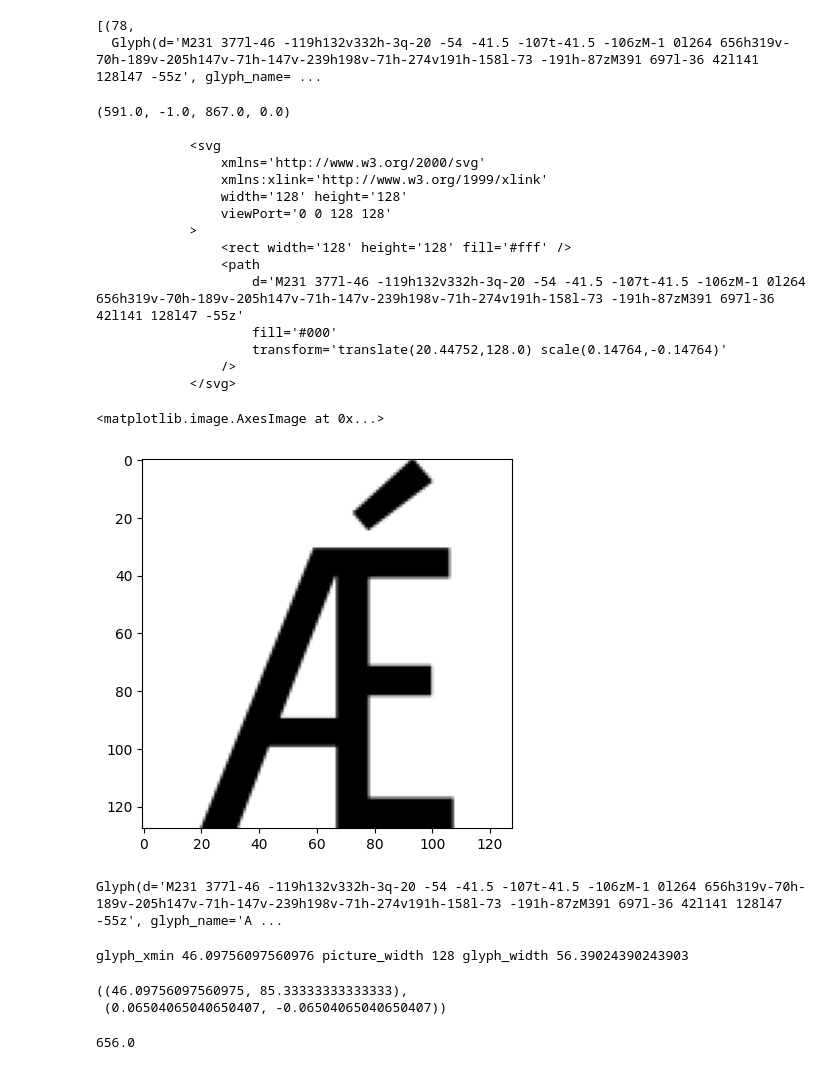
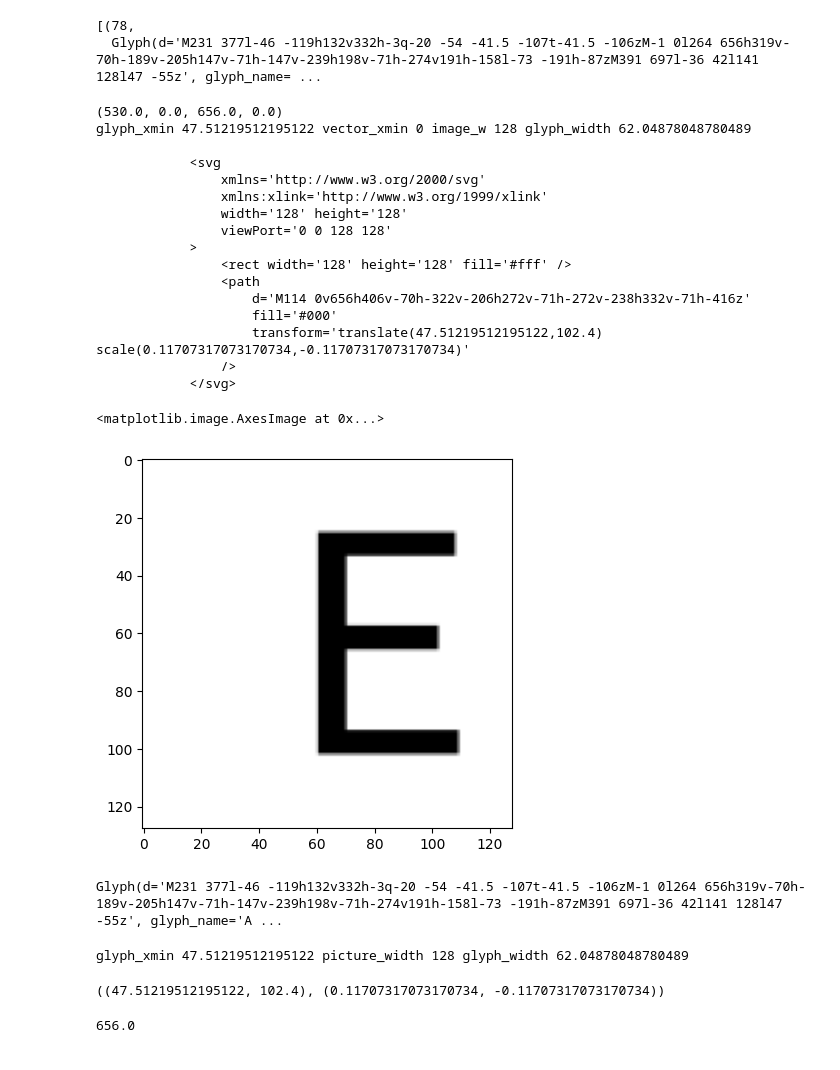
Before and after one commit to mitlyn/Fonty, a Jupyter notebook: notebooks/glyph-baseline.ipynb, the cells around one changed output. Cells and saved outputs as stored; diff of their text form; code cells hidden in the pictures.

```diff
--- a/notebooks/glyph-baseline.ipynb
+++ b/notebooks/glyph-baseline.ipynb
@@ -82,41 +86,41 @@ def calculate_transform(
   Glyph(d='M231 377l-46 -119h132v332h-3q-20 -54 -41.5 -107t-41.5 -106zM-1 0l264 656h319v-70h-189v-205h147v-71h-147v-239h198v-71h-274v191h-158l-73 -191h-87zM391 697l-36 42l141 128l47 -55z', glyph_name= ...
 # %%
 plt.imshow(
-    font_processor.glyph2array(font_processor.glyphs[78])
+    font_processor.glyph2array(font_processor.glyphs[6], glyph_size_proportion=3)
 )
 # %% [output]
-(591.0, -1.0, 867.0, 0.0)
+(530.0, 0.0, 656.0, 0.0)
+glyph_xmin 47.51219512195122 vector_xmin 0 image_w 128 glyph_width 62.04878048780489
 
             <svg
                 xmlns='http://www.w3.org/2000/svg'
                 xmlns:xlink='http://www.w3.org/1999/xlink'
                 width='128' height='128'
                 viewPort='0 0 128 128'
             >
                 <rect width='128' height='128' fill='#fff' />
                 <path
-                    d='M231 377l-46 -119h132v332h-3q-20 -54 -41.5 -107t-41.5 -106zM-1 0l264 656h319v-70h-189v-205h147v-71h-147v-239h198v-71h-274v191h-158l-73 -191h-87zM391 697l-36 42l141 128l47 -55z'
+                    d='M114 0v656h406v-70h-322v-206h272v-71h-272v-238h332v-71h-416z'
                     fill='#000'
-                    transform='translate(20.44752,128.0) scale(0.14764,-0.14764)'
+                    transform='translate(47.51219512195122,102.4) scale(0.11707317073170734,-0.11707317073170734)'
                 />
             </svg>
 <matplotlib.image.AxesImage at 0x...>
-[figure, old version]
+[figure, new version]
 # %%
 font_processor.glyphs[78]
 # %% [output]
 Glyph(d='M231 377l-46 -119h132v332h-3q-20 -54 -41.5 -107t-41.5 -106zM-1 0l264 656h319v-70h-189v-205h147v-71h-147v-239h198v-71h-274v191h-158l-73 -191h-87zM391 697l-36 42l141 128l47 -55z', glyph_name='A ...
-# %%
-calculate_transform(
-    picture_height=128, picture_width=128,
-    cap_height=font_processor._font.capHeight, vector_width=867,
-    baseline_y=0, glyph_proportion=1,
-    flip_v=True
-)
-# %% [output]
-glyph_xmin 46.09756097560976 picture_width 128 glyph_width 56.39024390243903
-((46.09756097560975, 85.33333333333333),
- (0.06504065040650407, -0.06504065040650407))
+# %%
+calculate_transform(
+    picture_height=128, picture_width=128,
+    cap_height=656, vector_width=530,
+    baseline_y=0, glyph_proportion=3,
+    flip_v=True
+)
+# %% [output]
+glyph_xmin 47.51219512195122 picture_width 128 glyph_width 62.04878048780489
+((47.51219512195122, 102.4), (0.11707317073170734, -0.11707317073170734))
 # %%
 font_processor._font
 # %%
```
Also changed, not shown: parts of 1 cell of this notebook, 1 other file.
